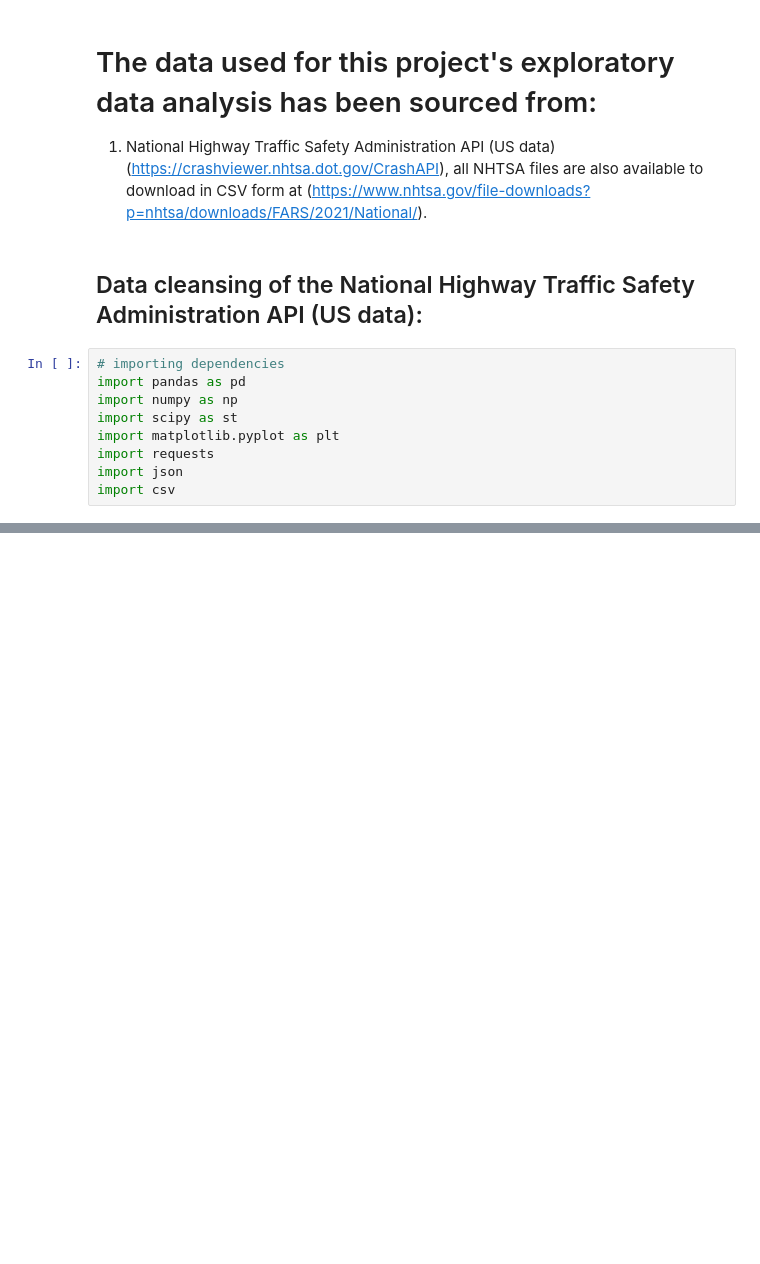
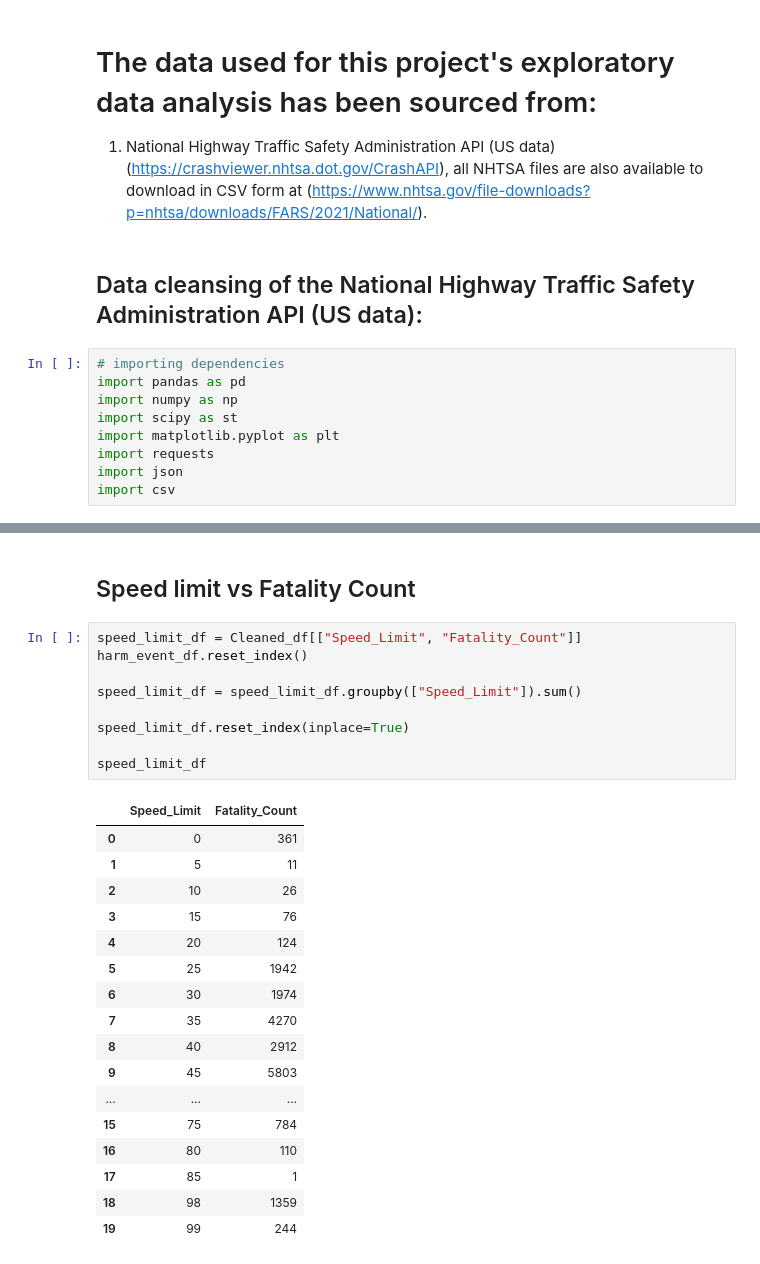
Before and after one commit to lishanisrikaran/project-1, a Jupyter notebook: road_fatalities - main.ipynb, the cells around one changed output, grey strips where cells are left out. Drawn from its saved outputs; the diff is of its cells as text; blank space fills up the shorter version.

```diff
--- a/road_fatalities - main.ipynb
+++ b/road_fatalities - main.ipynb
@@ -107,0 +223,29 @@ Cleaned_df.head()
+# %% [markdown]
+## Speed limit vs Fatality Count
+# %%
+speed_limit_df = Cleaned_df[["Speed_Limit", "Fatality_Count"]]
+harm_event_df.reset_index()
+
+speed_limit_df = speed_limit_df.groupby(["Speed_Limit"]).sum()
+
+speed_limit_df.reset_index(inplace=True)
+
+speed_limit_df
+# %% [output]
+|  | Speed_Limit | Fatality_Count |
+| 0 | 0 | 361 |
+| 1 | 5 | 11 |
+| 2 | 10 | 26 |
+| 3 | 15 | 76 |
+| 4 | 20 | 124 |
+| 5 | 25 | 1942 |
+| 6 | 30 | 1974 |
+| 7 | 35 | 4270 |
+| 8 | 40 | 2912 |
+| 9 | 45 | 5803 |
+| ... | ... | ... |
+| 15 | 75 | 784 |
+| 16 | 80 | 110 |
+| 17 | 85 | 1 |
+| 18 | 98 | 1359 |
+| 19 | 99 | 244 |
```
Also changed, not shown: parts of 17 cells of this notebook, 1 other file.
